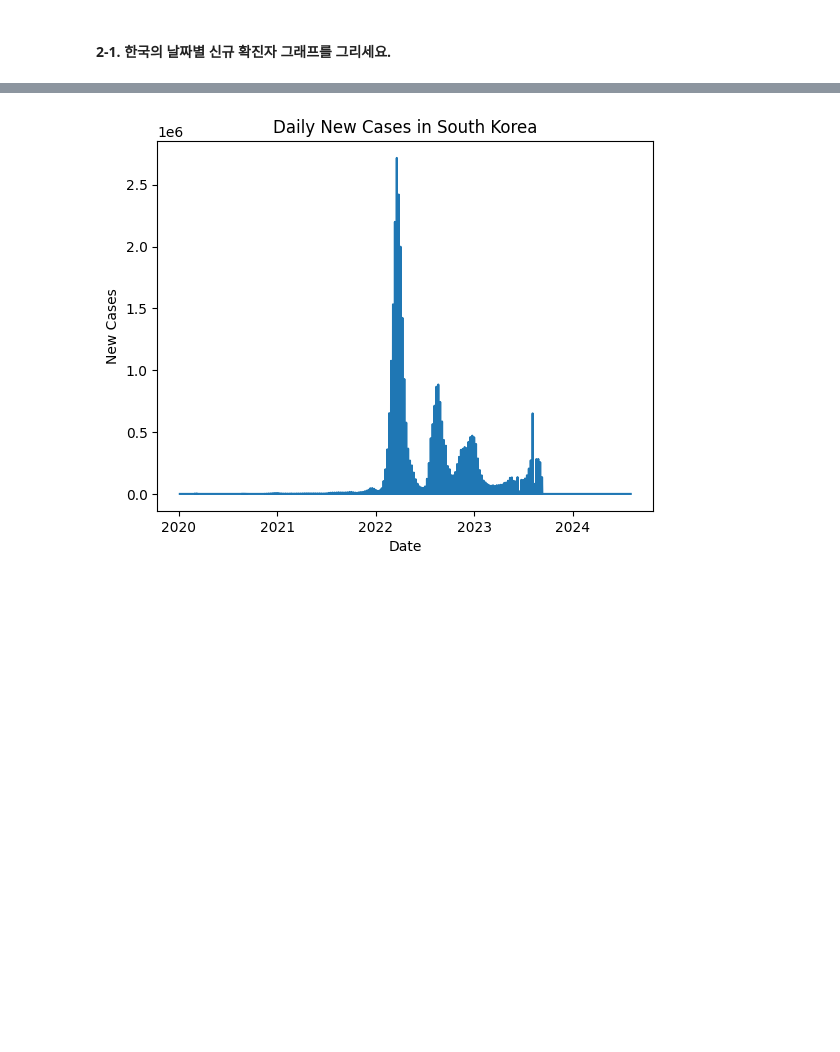
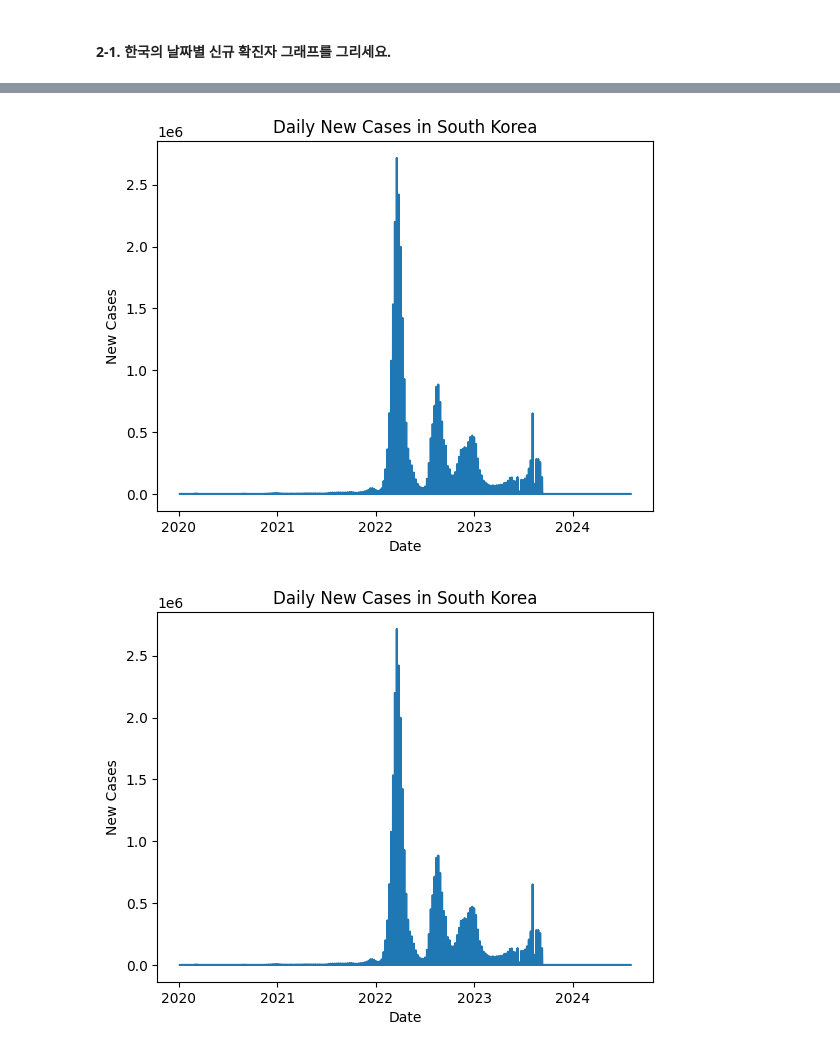
Before and after one commit to skang-koreatech/BasicDataScience_2024-2, a Jupyter notebook: 연습용 폴더/lec13-2_lab_time_series_analysis_assignment07.ipynb, the cells around one changed output, grey strips where cells are left out. Cells and saved outputs as stored; diff of their text form; code cells hidden in the pictures; blank space fills up the shorter version.

```diff
--- a/연습용 폴더/lec13-2_lab_time_series_analysis_assignment07.ipynb
+++ b/연습용 폴더/lec13-2_lab_time_series_analysis_assignment07.ipynb
@@ -133,3 +130,14 @@ country_data.head(5)
+# %%
+# 데이터셋의 'new_cases' (신규 확진자) 그래프 그리기
+# year = country_data['date']
+# print(year)
+sns.lineplot(data=country_data, x='date', y='new_cases')
+plt.title('Daily New Cases in South Korea')
+plt.xlabel('Date')
+plt.ylabel('New Cases')
+plt.show()
+# %% [output]
+[figure, added]
 # %%
 # 이 셀을 실행하지 마시오.
 # %% [output]
```
Also changed, not shown: parts of 31 cells of this notebook.
